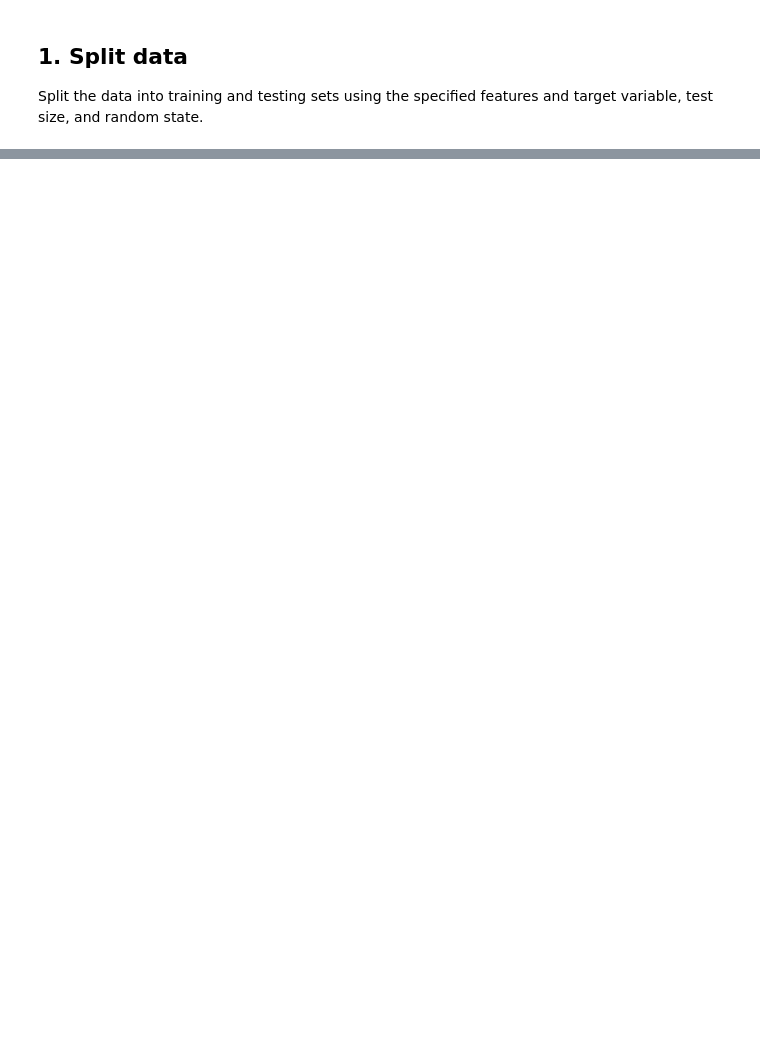
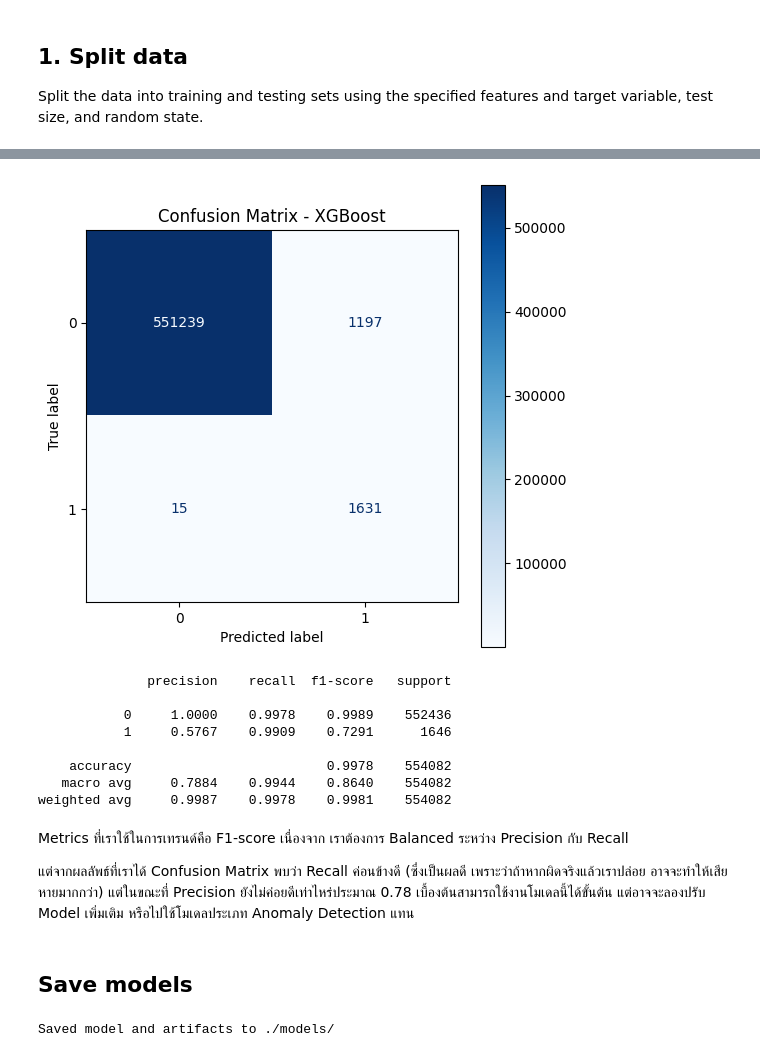
Before and after one commit to Celesca/fraud-transaction-detection, a Jupyter notebook: 2_Model_Training.ipynb, the cells around one changed output, grey strips where cells are left out. Drawn from its saved outputs; the diff is of its cells as text; code cells hidden in the pictures; blank space fills up the shorter version.

```diff
--- a/2_Model_Training.ipynb
+++ b/2_Model_Training.ipynb
@@ -336,0 +335,64 @@ The previous command failed because the dataframe 'df' was not defined. Load the
+# %%
+from sklearn.metrics import confusion_matrix, ConfusionMatrixDisplay, classification_report
+
+import matplotlib.pyplot as plt
+
+# Predict on the test set
+y_pred = model.predict(X_test)
+
+# Confusion matrix
+cm = confusion_matrix(y_test, y_pred)
+disp = ConfusionMatrixDisplay(confusion_matrix=cm, display_labels=model.classes_)
+
+fig, ax = plt.subplots(figsize=(6, 6))
+disp.plot(ax=ax, cmap="Blues", values_format='d')
+ax.set_title("Confusion Matrix - XGBoost")
+plt.show()
+
+# Classification report for precision/recall/f1
+print(classification_report(y_test, y_pred, digits=4))
+# %% [output]
+[figure, added]
+              precision    recall  f1-score   support
+
+           0     1.0000    0.9978    0.9989    552436
+           1     0.5767    0.9909    0.7291      1646
+
+    accuracy                         0.9978    554082
+   macro avg     0.7884    0.9944    0.8640    554082
+weighted avg     0.9987    0.9978    0.9981    554082
+# %% [markdown]
+Metrics ที่เราใช้ในการเทรนด์คือ F1-score เนื่องจาก เราต้องการ Balanced ระหว่าง Precision กับ Recall
+
+แต่จากผลลัพธ์ที่เราได้ Confusion Matrix พบว่า Recall ค่อนข้างดี (ซึ่งเป็นผลดี เพราะว่าถ้าหากผิดจริงแล้วเราปล่อย อาจจะทำให้เสียหายมากกว่า) แต่ในขณะที่ Precision ยังไม่ค่อยดีเท่าไหร่ประมาณ 0.78 เบื้องต้นสามารถใช้งานโมเดลนี้ได้ขั้นต้น แต่อาจจะลองปรับ Model เพิ่มเติม หรือไปใช้โมเดลประเภท Anomaly Detection แทน
+# %% [markdown]
+## Save models
+# %%
+import os
+import joblib
+import json
+
+os.makedirs("models", exist_ok=True)
+
+# Save XGBoost native model (portable)
+model.save_model("models/xgb_model.json")
+
+# Save full sklearn-compatible object (includes Python state)
+joblib.dump(model, "models/xgb_model.joblib")
+
+# Save preprocessing & metadata for future inference
+artifacts = {
+    "scaler": scaler,
+    "train_cols": list(train_cols),
+    "numerical_cols": list(numerical_cols_train),
+    "best_params": best_params
+}
+joblib.dump(artifacts, "models/preprocessing_artifacts.joblib")
+
+# Also save train_cols as JSON for quick inspection
+with open("models/train_cols.json", "w") as f:
+    json.dump(list(train_cols), f)
+
+print("Saved model and artifacts to ./models/")
+# %% [output]
+Saved model and artifacts to ./models/
```
Also changed, not shown: parts of 40 cells of this notebook, 5 other files.
